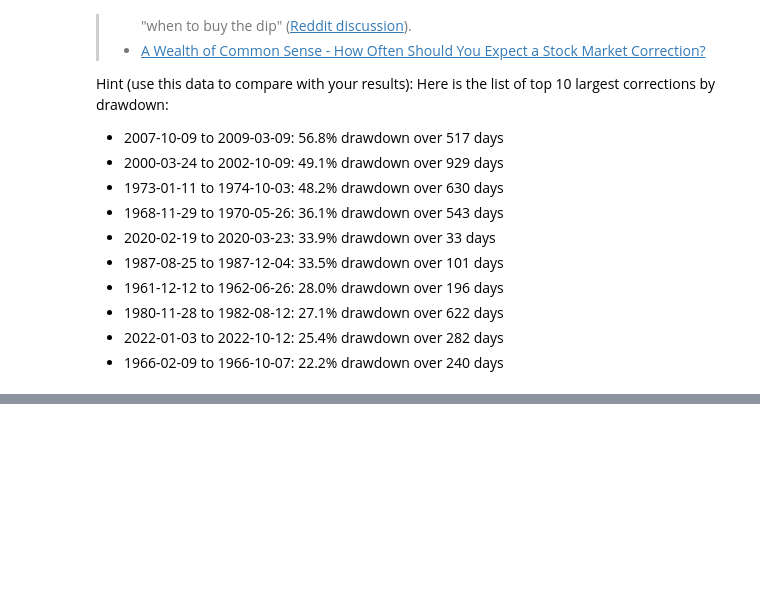
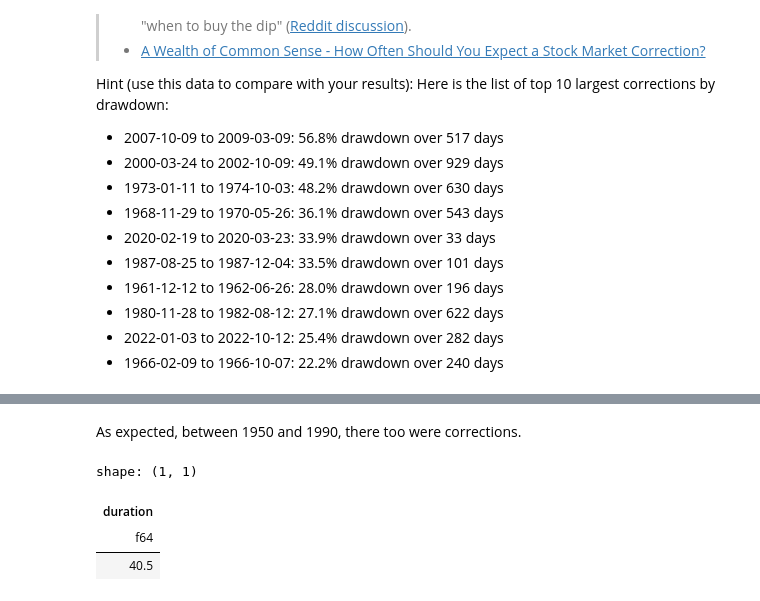
Before and after one commit to shaolang/smaz, a Jupyter notebook: homework1.ipynb, the cells around one changed output, grey strips where cells are left out. Cells and saved outputs as stored; diff of their text form; code cells hidden in the pictures; blank space fills up the shorter version.

```diff
--- a/homework1.ipynb
+++ b/homework1.ipynb
@@ -223,0 +242,23 @@ shape: (18_969, 2)
+# %% [markdown]
+As expected, between 1950 and 1990, there too were corrections.
+# %%
+(
+    df.with_columns(peak=c('Close').cum_max())
+    .group_by('peak')
+    .agg(
+        low=c('Close').min(),
+        start_date=c('Date').first().dt.date(),
+        low_date=(c('Date').filter(c('Close').min() == c('Close')).first()).dt.date(),
+    )
+    .with_columns(
+        drawdown=(c('peak') - c('low')) / c('peak') * 100,
+        duration=(c('low_date') - c('start_date')).dt.total_days(),
+    )
+    .filter(c('drawdown') >= 5)
+    .sort('drawdown', descending=True)
+).select(c('duration').median())
+# %% [output]
+shape: (1, 1)
+| duration |
+| f64 |
+| 40.5 |
```
Also changed, not shown: parts of 6 cells of this notebook.
